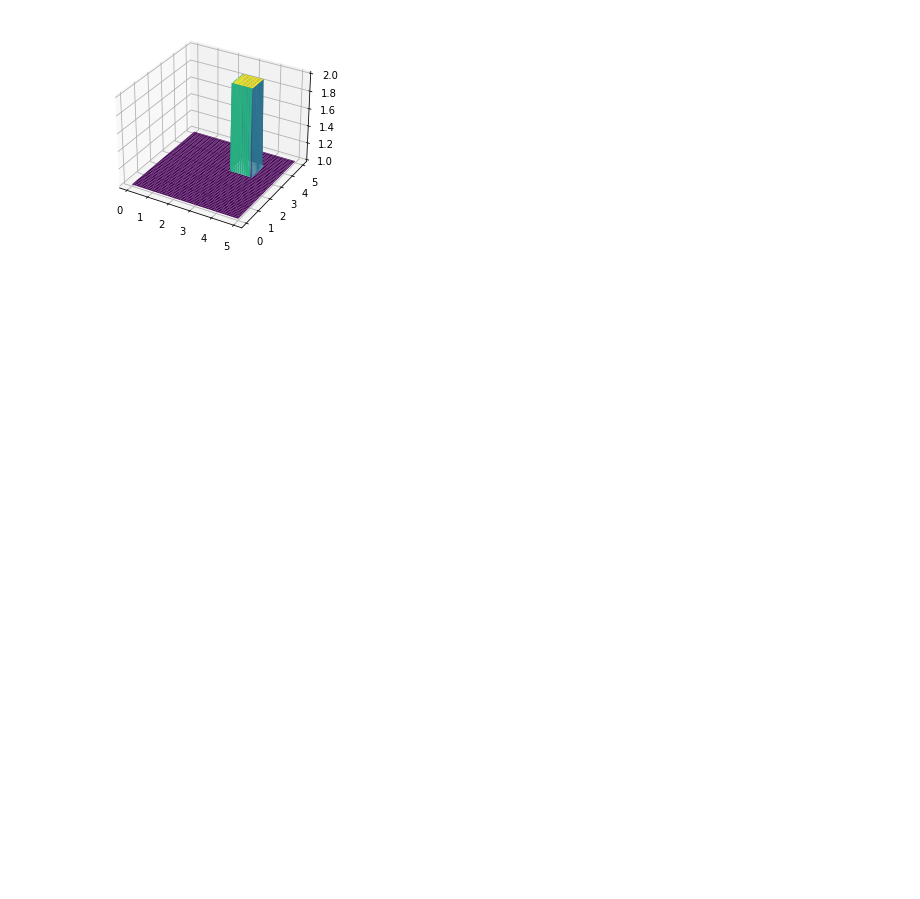
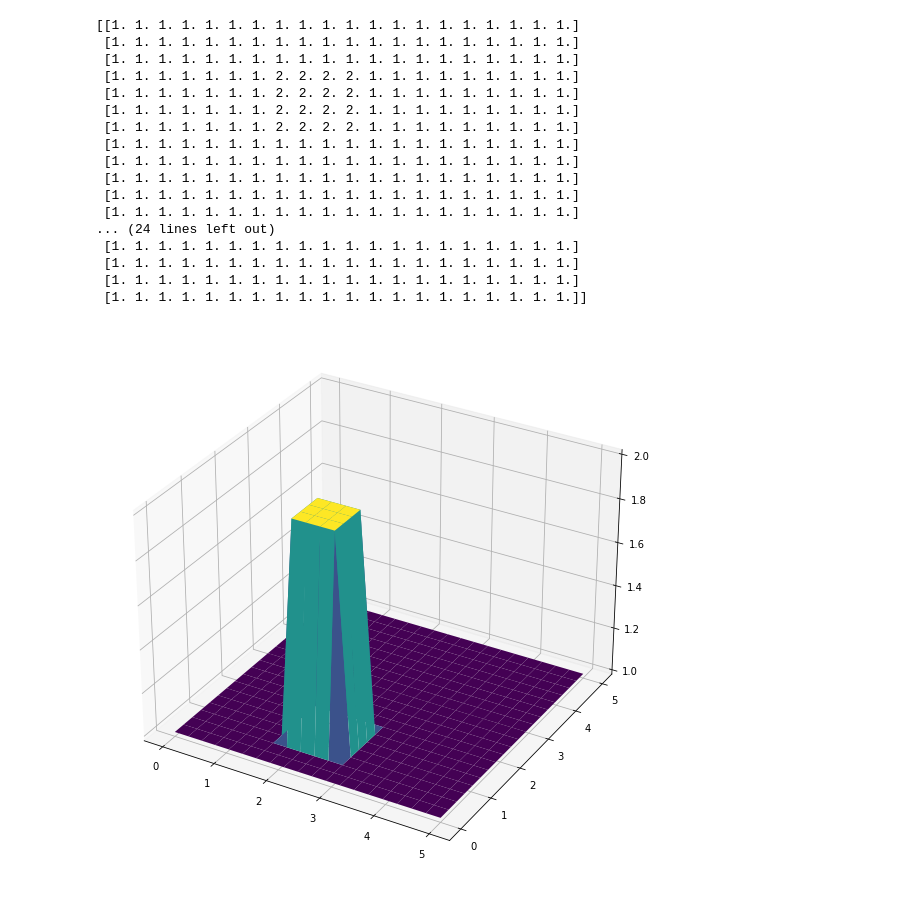
Before and after one commit to sushiTonpai/CFDsim2D, a Jupyter notebook: 2d convection.ipynb, the cells around one changed output. Drawn from its saved outputs; the diff is of its cells as text; code cells hidden in the pictures; blank space fills up the shorter version.

```diff
--- a/2d convection.ipynb
+++ b/2d convection.ipynb
@@ -22,28 +20,48 @@ from mpl_toolkits.mplot3d import Axes3D
 # %%
 # constants
 c = 1
 
 x_max = 5
 y_max = 5
-nx = 100
-ny = 100
+nx = 20
+ny = 20
 dx = x_max / (nx - 1)
 dy = y_max / (ny - 1)
-T = 10
-nt = 200
+T = 5
+nt = 100
 dt = T / nt
 xs = np.linspace(0, x_max, nx)
 ys = np.linspace(0, y_max, ny)
+
 #init
+u_init = np.zeros((ny, nx))
+u_init[:] = 1
+u_init[int(1/dy):int(2/dy), int(2/dx):int(3/dx)] = 2
 
-u0 = np.zeros((ny, nx))
-u0[:] = 1
-u0[int(3/dy):int(4/dy), int(3/dx):int(4/dx)] = 2
-
-fig = plt.figure()
+u0 = u_init.copy()
+# print(u0)
+fig = plt.figure(figsize=(10,10))
 ax = fig.gca(projection='3d')
 X, Y = np.meshgrid(xs, ys)
 surf = ax.plot_surface(X, Y, u0[:], cmap=cm.viridis)
+# print(u0)
 # %% [output]
+[[1. 1. 1. 1. 1. 1. 1. 1. 1. 1. 1. 1. 1. 1. 1. 1. 1. 1. 1. 1.]
+ [1. 1. 1. 1. 1. 1. 1. 1. 1. 1. 1. 1. 1. 1. 1. 1. 1. 1. 1. 1.]
+ [1. 1. 1. 1. 1. 1. 1. 1. 1. 1. 1. 1. 1. 1. 1. 1. 1. 1. 1. 1.]
+ [1. 1. 1. 1. 1. 1. 1. 2. 2. 2. 2. 1. 1. 1. 1. 1. 1. 1. 1. 1.]
+ [1. 1. 1. 1. 1. 1. 1. 2. 2. 2. 2. 1. 1. 1. 1. 1. 1. 1. 1. 1.]
+ [1. 1. 1. 1. 1. 1. 1. 2. 2. 2. 2. 1. 1. 1. 1. 1. 1. 1. 1. 1.]
+ [1. 1. 1. 1. 1. 1. 1. 2. 2. 2. 2. 1. 1. 1. 1. 1. 1. 1. 1. 1.]
+ [1. 1. 1. 1. 1. 1. 1. 1. 1. 1. 1. 1. 1. 1. 1. 1. 1. 1. 1. 1.]
+ [1. 1. 1. 1. 1. 1. 1. 1. 1. 1. 1. 1. 1. 1. 1. 1. 1. 1. 1. 1.]
+ [1. 1. 1. 1. 1. 1. 1. 1. 1. 1. 1. 1. 1. 1. 1. 1. 1. 1. 1. 1.]
+ [1. 1. 1. 1. 1. 1. 1. 1. 1. 1. 1. 1. 1. 1. 1. 1. 1. 1. 1. 1.]
+ [1. 1. 1. 1. 1. 1. 1. 1. 1. 1. 1. 1. 1. 1. 1. 1. 1. 1. 1. 1.]
+... (24 lines left out)
+ [1. 1. 1. 1. 1. 1. 1. 1. 1. 1. 1. 1. 1. 1. 1. 1. 1. 1. 1. 1.]
+ [1. 1. 1. 1. 1. 1. 1. 1. 1. 1. 1. 1. 1. 1. 1. 1. 1. 1. 1. 1.]
+ [1. 1. 1. 1. 1. 1. 1. 1. 1. 1. 1. 1. 1. 1. 1. 1. 1. 1. 1. 1.]
+ [1. 1. 1. 1. 1. 1. 1. 1. 1. 1. 1. 1. 1. 1. 1. 1. 1. 1. 1. 1.]]
-[figure, old version]
+[figure, new version]
 # %%
```
Also changed, not shown: parts of 4 cells of this notebook, 3 other files.
